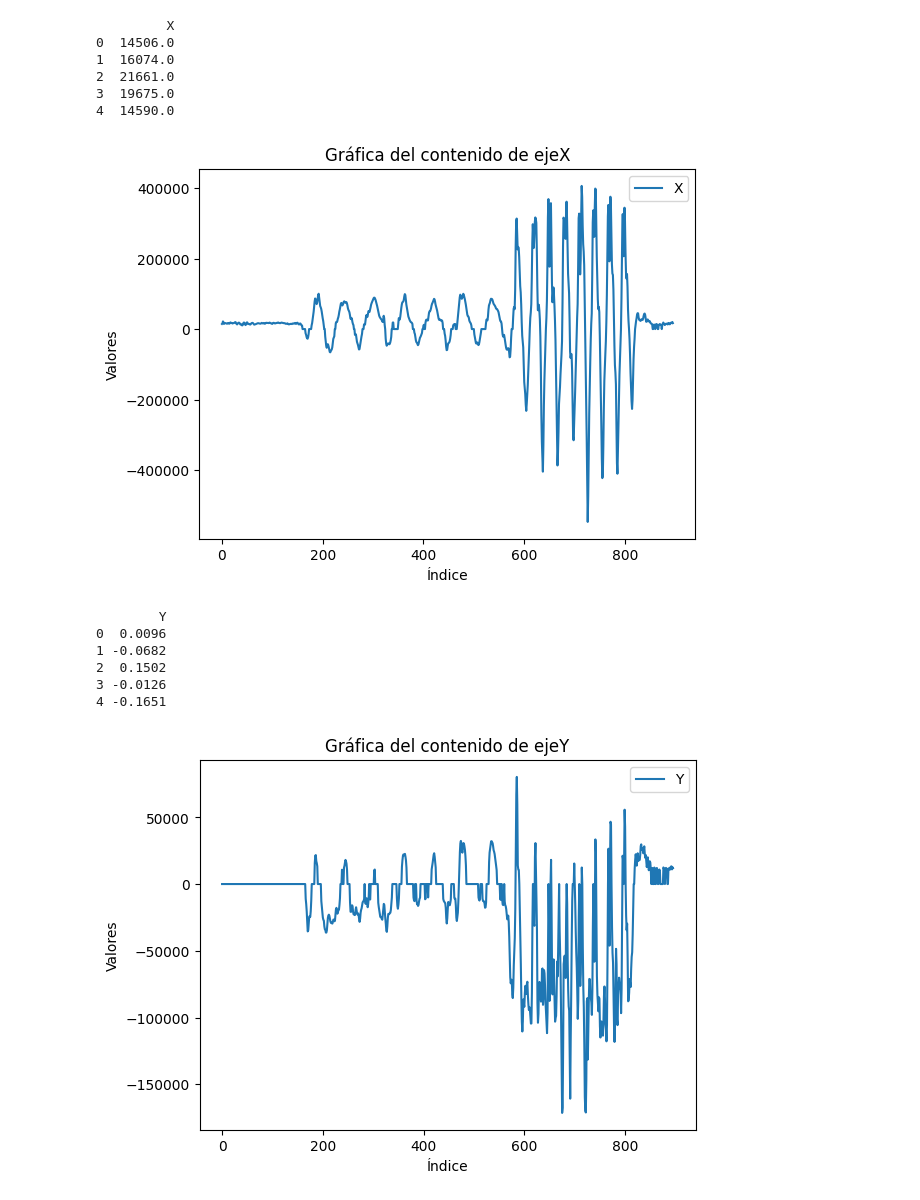
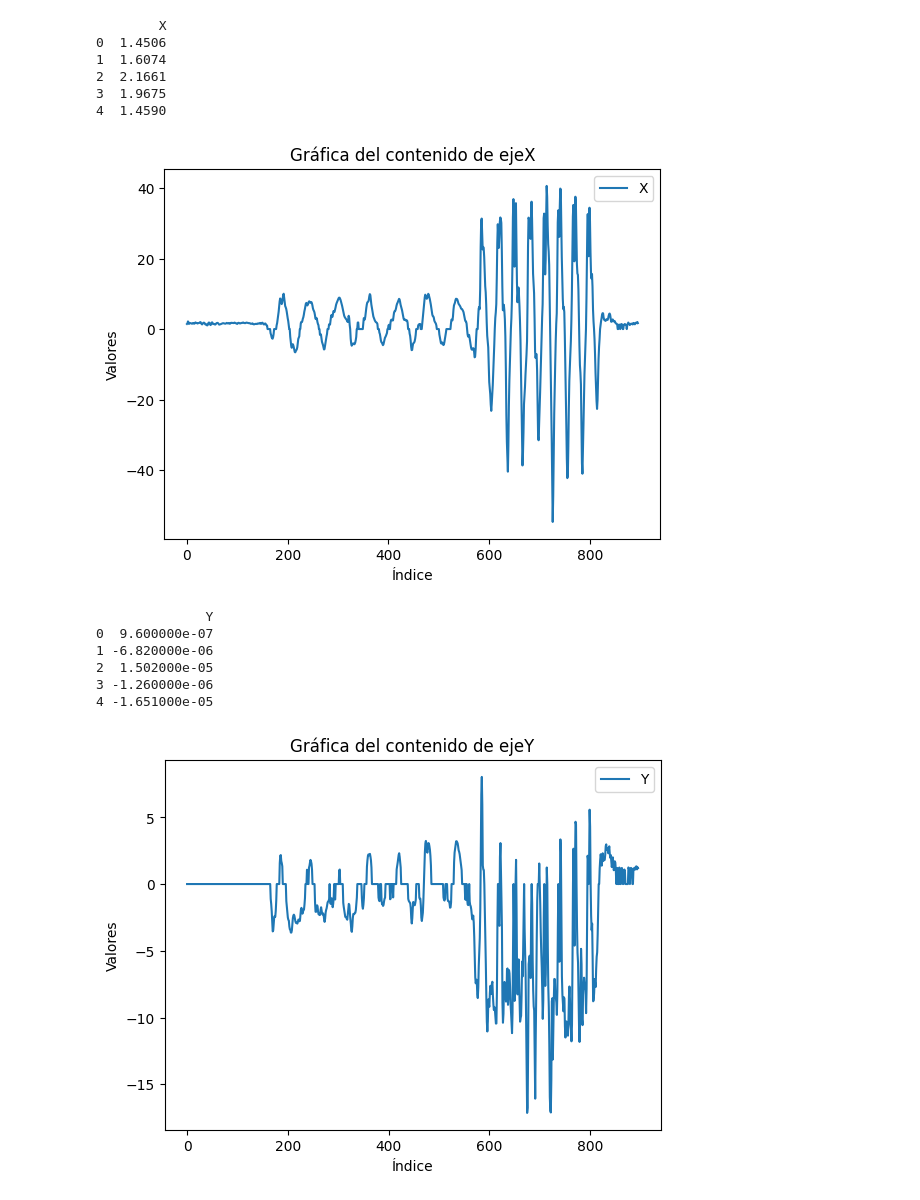
Before and after one commit to gcrisafio/PDS, a Jupyter notebook: Acelerometro/Acelerometro_v1.ipynb, the cells around one changed output. Drawn from its saved outputs; the diff is of its cells as text; code cells hidden in the pictures.

```diff
--- a/Acelerometro/Acelerometro_v1.ipynb
+++ b/Acelerometro/Acelerometro_v1.ipynb
@@ -1,36 +6,34 @@
 # %%
-import pandas as pd
-import matplotlib.pyplot as plt
-import numpy as np
-
 # Cargar el archivo Excel
 X = pd.read_excel('ejeX.xlsx')
+X = X/10000
 
 # Mostrar las primeras filas del DataFrame para verificar los datos
 print(X.head())
 
 # Graficar el contenido del archivo Excel
 plt.figure()
 for column in X.columns:
     plt.plot(X[column], label=column)
 
 # Añadir etiquetas y título
 plt.xlabel('Índice')
 plt.ylabel('Valores')
 plt.title('Gráfica del contenido de ejeX')
 plt.legend()
 plt.show()
 # %% [output]
-         X
-0  14506.0
-1  16074.0
-2  21661.0
-3  19675.0
-4  14590.0
+        X
+0  1.4506
+1  1.6074
+2  2.1661
+3  1.9675
+4  1.4590
-[figure, old version]
+[figure, new version]
 # %%
 # Cargar el archivo Excel
 Y = pd.read_excel('ejeY.xlsx')
+Y = Y/10000
 
 # Mostrar las primeras filas del DataFrame para verificar los datos
 print(Y.head())
@@ -47,13 +50,13 @@ plt.title('Gráfica del contenido de ejeY')
 plt.legend()
 plt.show()
 # %% [output]
-        Y
-0  0.0096
-1 -0.0682
-2  0.1502
-3 -0.0126
-4 -0.1651
+              Y
+0  9.600000e-07
+1 -6.820000e-06
+2  1.502000e-05
+3 -1.260000e-06
+4 -1.651000e-05
-[figure, old version]
+[figure, new version]
 # %%
 # Cargar el archivo Excel
 Z = pd.read_excel('ejeZ.xlsx')
```
Also changed, not shown: parts of 7 cells of this notebook.
